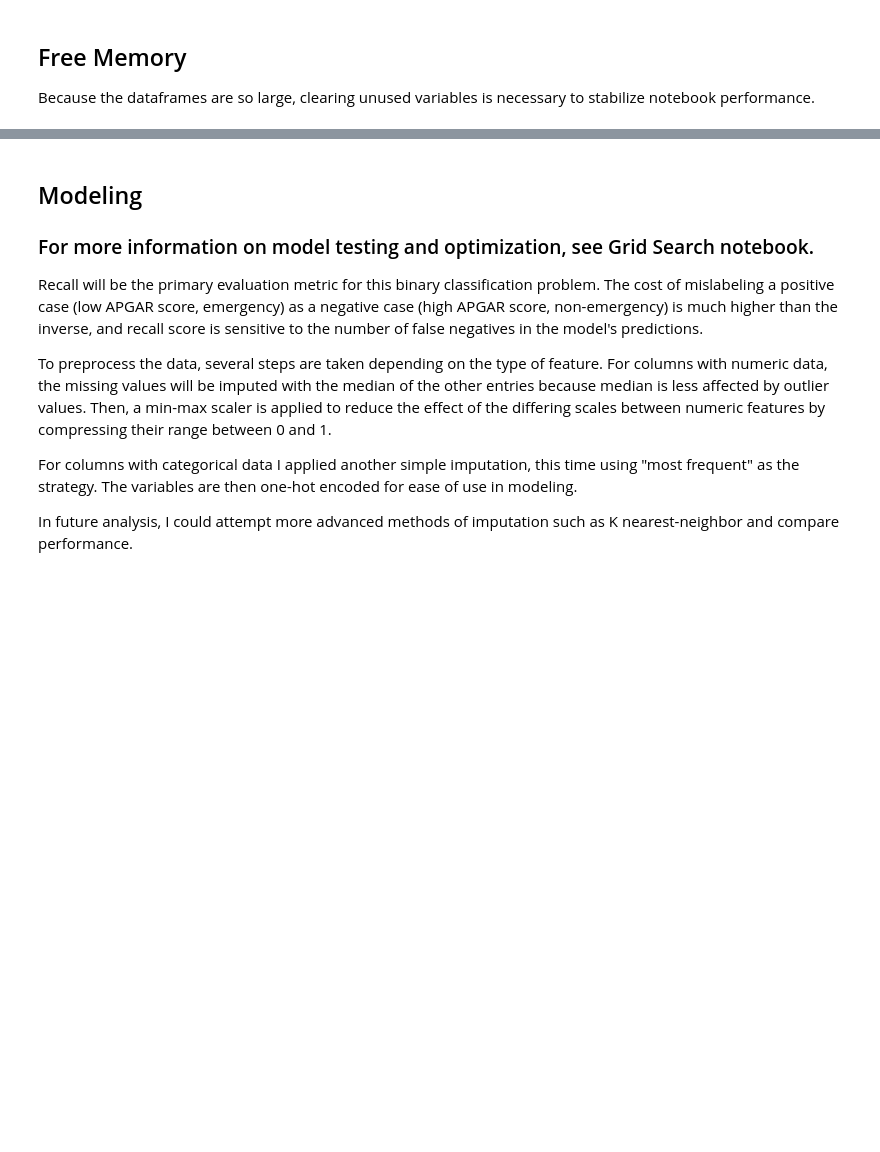
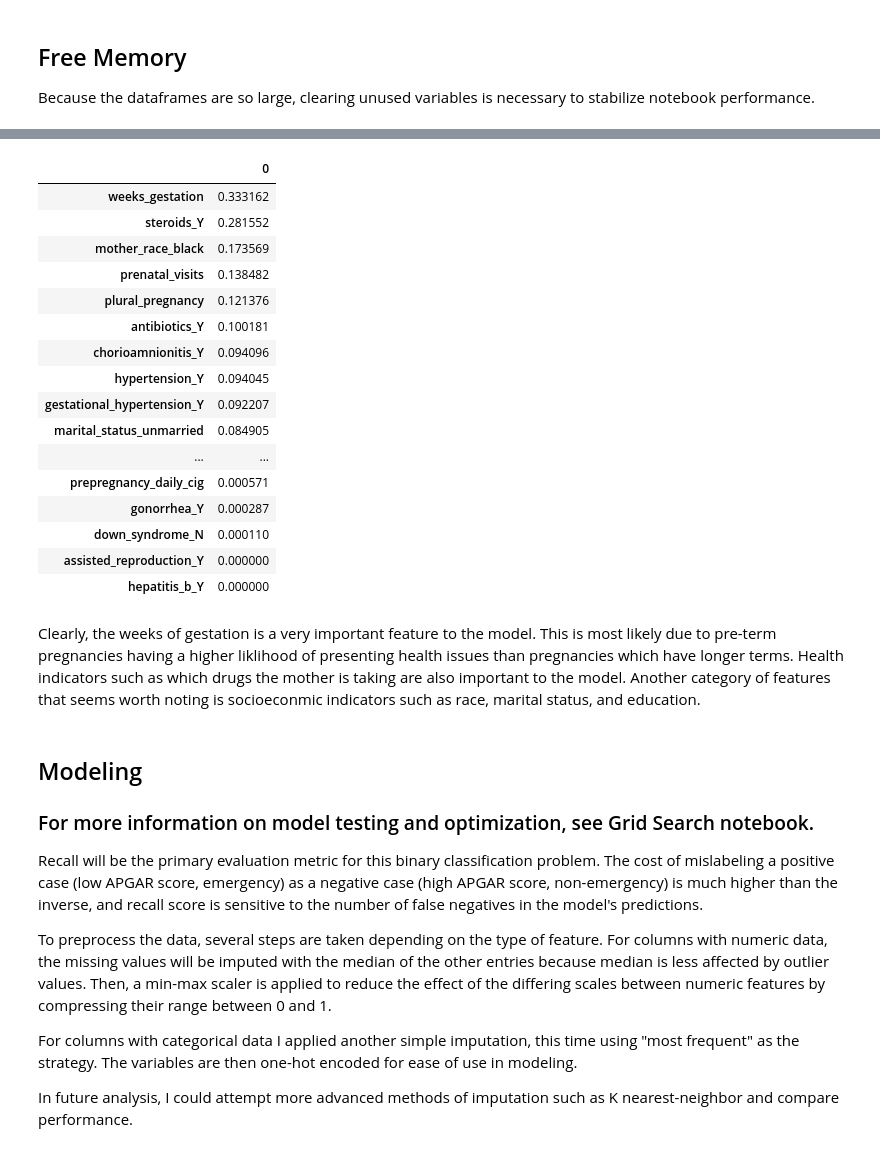
Before and after one commit to Patrick-Arnold/Capstone_Project, a Jupyter notebook: Capstone.ipynb, the cells around one changed output, grey strips where cells are left out. Saved outputs shown, nothing was run; the diff lists cells and outputs as text; code cells hidden in the pictures; blank space fills up the shorter version.

```diff
--- a/Capstone.ipynb
+++ b/Capstone.ipynb
@@ -247,3 +345,42 @@ gc.collect()
+# %%
+# Building the model
+extra_tree_forest = ExtraTreesClassifier(n_estimators = 100,
+                                        criterion ='entropy', max_depth=3, random_state=27)
+
+# Training the model
+extra_tree_forest.fit(X_train_processed, y_train.values.ravel())
+
+# Computing the importance of each feature
+feature_importance = extra_tree_forest.feature_importances_
+
+# Normalizing the individual importances
+feature_importance_normalized = np.std([tree.feature_importances_ for tree in
+                                        extra_tree_forest.estimators_],
+                                        axis = 0)
+# %%
+ext = pd.DataFrame(list(feature_importance_normalized), index=list(X_train_processed.columns))
+ext_sorted = ext.sort_values(by=0, ascending=False)
+ext_sorted[:60]
+# %% [output]
+|  | 0 |
+| weeks_gestation | 0.333162 |
+| steroids_Y | 0.281552 |
+| mother_race_black | 0.173569 |
+| prenatal_visits | 0.138482 |
+| plural_pregnancy | 0.121376 |
+| antibiotics_Y | 0.100181 |
+| chorioamnionitis_Y | 0.094096 |
+| hypertension_Y | 0.094045 |
+| gestational_hypertension_Y | 0.092207 |
+| marital_status_unmarried | 0.084905 |
+| ... | ... |
+| prepregnancy_daily_cig | 0.000571 |
+| gonorrhea_Y | 0.000287 |
+| down_syndrome_N | 0.000110 |
+| assisted_reproduction_Y | 0.000000 |
+| hepatitis_b_Y | 0.000000 |
+# %% [markdown]
+Clearly, the weeks of gestation is a very important feature to the model. This is most likely due to pre-term pregnancies having a higher liklihood of presenting health issues than pregnancies which have longer terms. Health indicators such as which drugs the mother is taking are also important to the model. Another category of features that seems worth noting is socioeconmic indicators such as race, marital status, and education.
 # %% [markdown]
 ## Modeling
 
```
Also changed, not shown: parts of 22 cells of this notebook, 1 other file.
